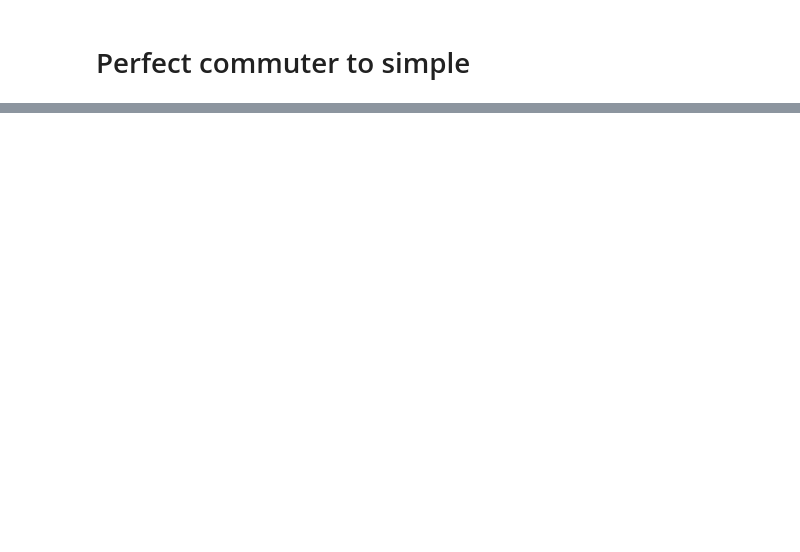
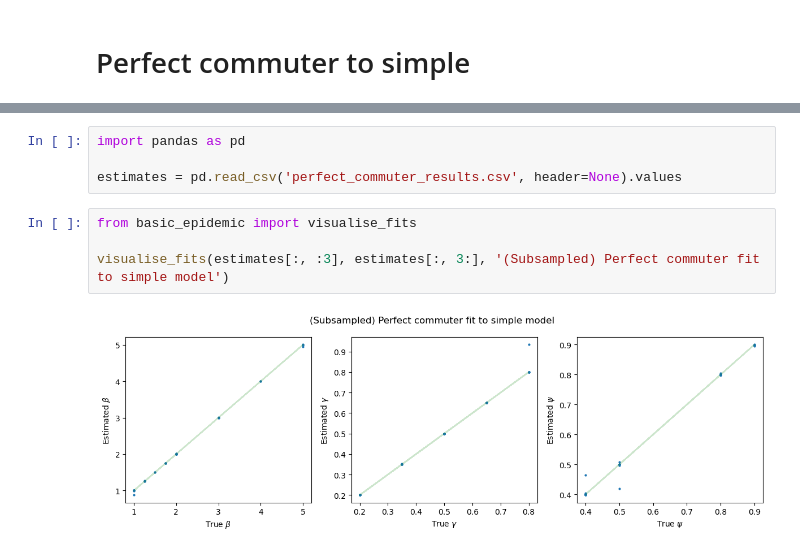
Before and after one commit to joel-winterton/CommutersAndEpidemics, a Jupyter notebook: movement_sampling/movement_samplers_analysis.ipynb, the cells around one changed output, grey strips where cells are left out. Cells and saved outputs as stored; diff of their text form; blank space fills up the shorter version.

```diff
--- a/movement_sampling/movement_samplers_analysis.ipynb
+++ b/movement_sampling/movement_samplers_analysis.ipynb
@@ -60,0 +100,10 @@ perfect_res
+# %%
+import pandas as pd
+
+estimates = pd.read_csv('perfect_commuter_results.csv', header=None).values
+# %%
+from basic_epidemic import visualise_fits
+
+visualise_fits(estimates[:, :3], estimates[:, 3:], '(Subsampled) Perfect commuter fit to simple model')
+# %% [output]
+[figure, added]
```
Also changed, not shown: parts of 15 cells of this notebook, 11 other files.
